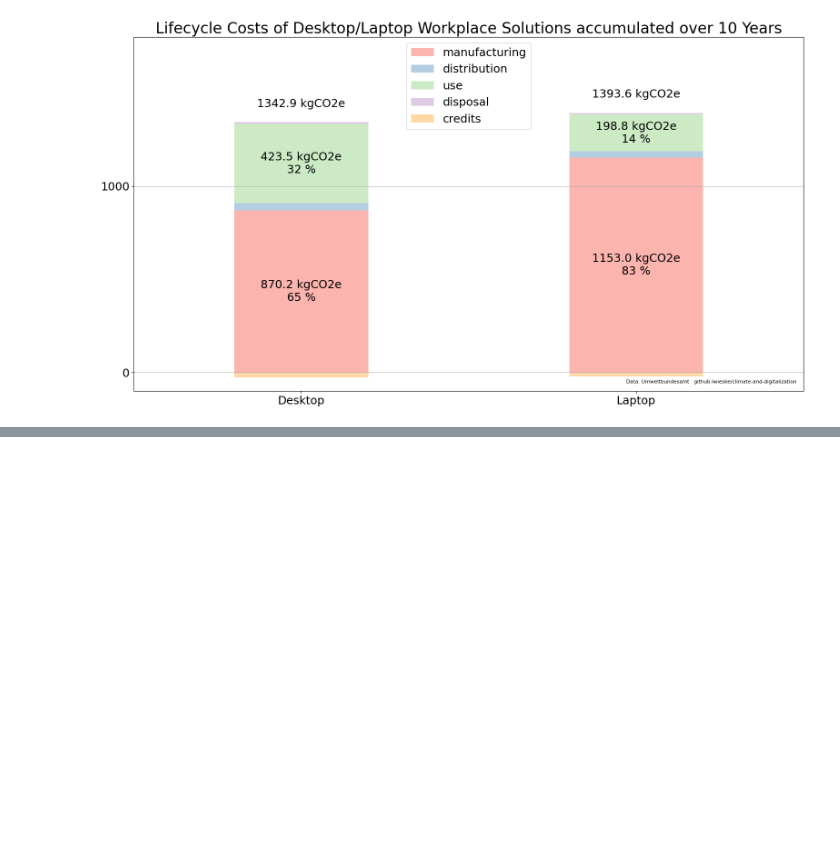
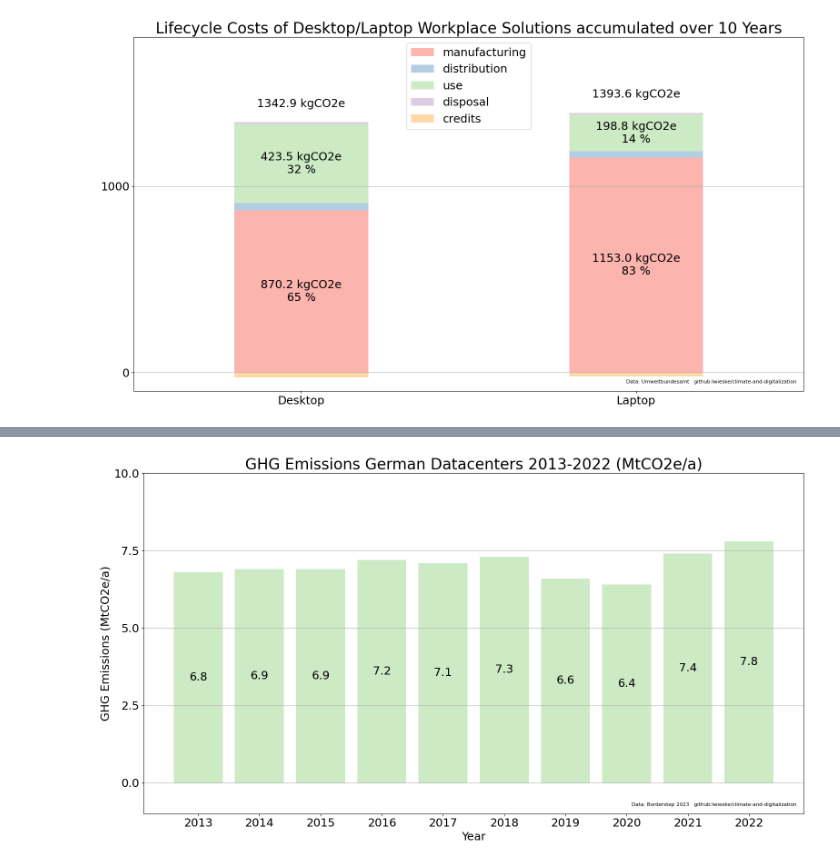
Before and after one commit to lwieske/climate-and-digitalization, a Jupyter notebook: README.ipynb, the cells around one changed output, grey strips where cells are left out. Cells and saved outputs as stored; diff of their text form; code cells hidden in the pictures; blank space fills up the shorter version.

```diff
--- a/README.ipynb
+++ b/README.ipynb
@@ -1578,0 +1616,29 @@ plt.show()
+# %%
+plt.rcParams["figure.figsize"] = (16,9)
+
+plt.rcParams["figure.autolayout"] = True
+
+fig, ax = plt.subplots(1, 1)
+
+p = ax.bar(labels, ghg_emissions, color=plt.cm.Pastel1(2))
+
+ax.set_xlabel("Year", size = 18)
+ax.set_ylabel("GHG Emissions (MtCO2e/a)", size = 18)
+
+ax.set_xticks(labels)
+
+ax.set_yticks([0.0, 2.5, 5.0, 7.5, 10.0])
+
+ax.set_ylim([-1.0, 10.0])
+
+ax.bar_label(p, label_type='center')
+
+ax.grid(axis='x')
+
+finalize_plot(plt,
+    'GHG Emissions German Datacenters 2013-2022 (MtCO2e/a)',
+    'Data: Borderstep 2023   github:lwieske/climate-and-digitalization',
+    'ghg_emissions_german_datacenters',
+)
+# %% [output]
+[figure, added]
```
Also changed, not shown: parts of 5 cells of this notebook, 29 other files.
